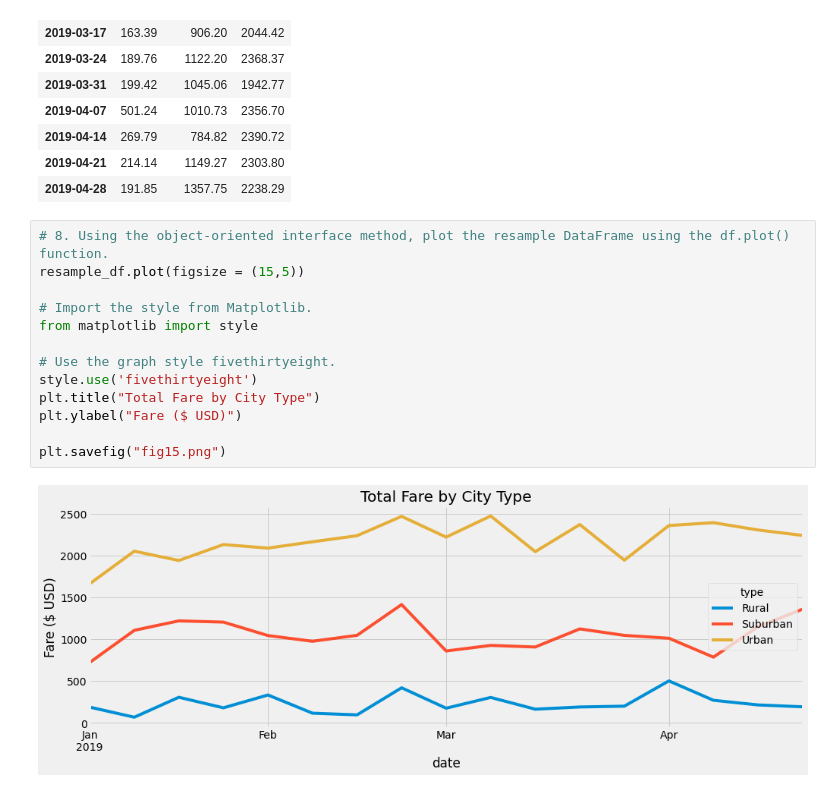
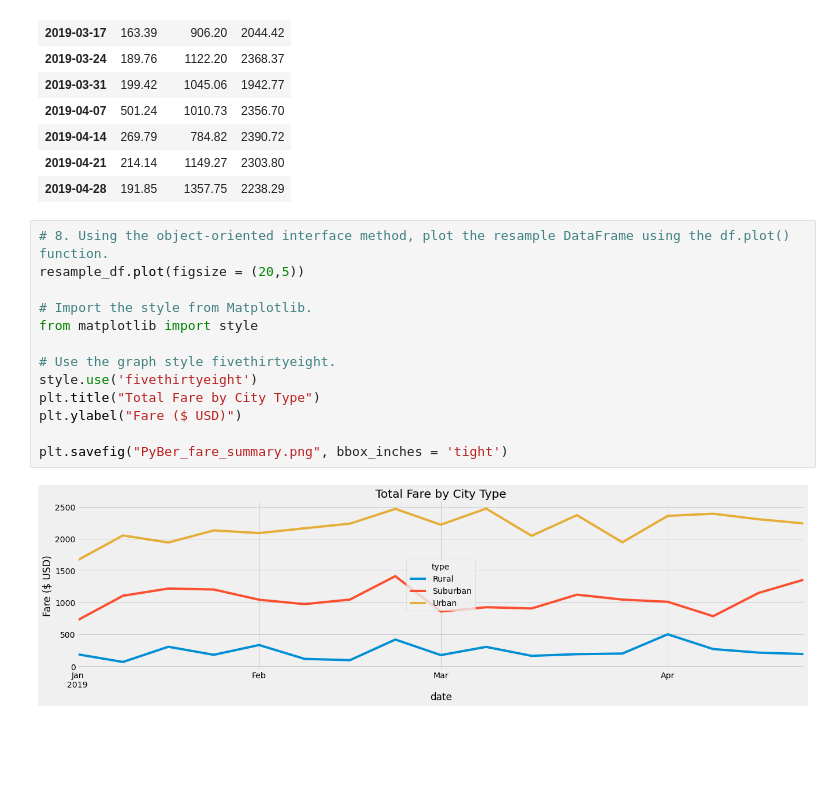
Before and after one commit to rosestrauss1/PyBer_Analysis, a Jupyter notebook: PyBer_Challenge.ipynb, the cells around one changed output. Cells and saved outputs as stored; diff of their text form; blank space fills up the shorter version.

```diff
--- a/PyBer_Challenge.ipynb
+++ b/PyBer_Challenge.ipynb
@@ -347,16 +348,16 @@ resample_df
 | 2019-04-28 | 191.85 | 1357.75 | 2238.29 |
 # %%
 # 8. Using the object-oriented interface method, plot the resample DataFrame using the df.plot() function.
-resample_df.plot(figsize = (15,5))
+resample_df.plot(figsize = (20,5))
 
 # Import the style from Matplotlib.
 from matplotlib import style
 
 # Use the graph style fivethirtyeight.
 style.use('fivethirtyeight')
 plt.title("Total Fare by City Type")
 plt.ylabel("Fare ($ USD)")
 
-plt.savefig("fig15.png")
+plt.savefig("PyBer_fare_summary.png", bbox_inches = 'tight')
 # %% [output]
-[figure, old version]
+[figure, new version]
```
Also changed, not shown: parts of 3 cells of this notebook.
